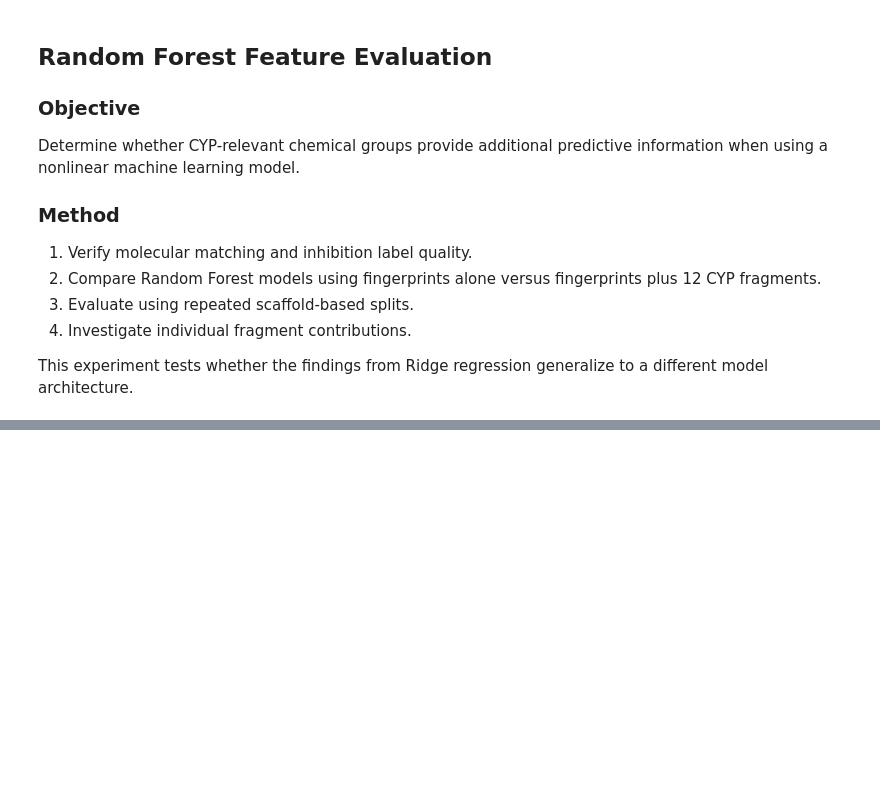
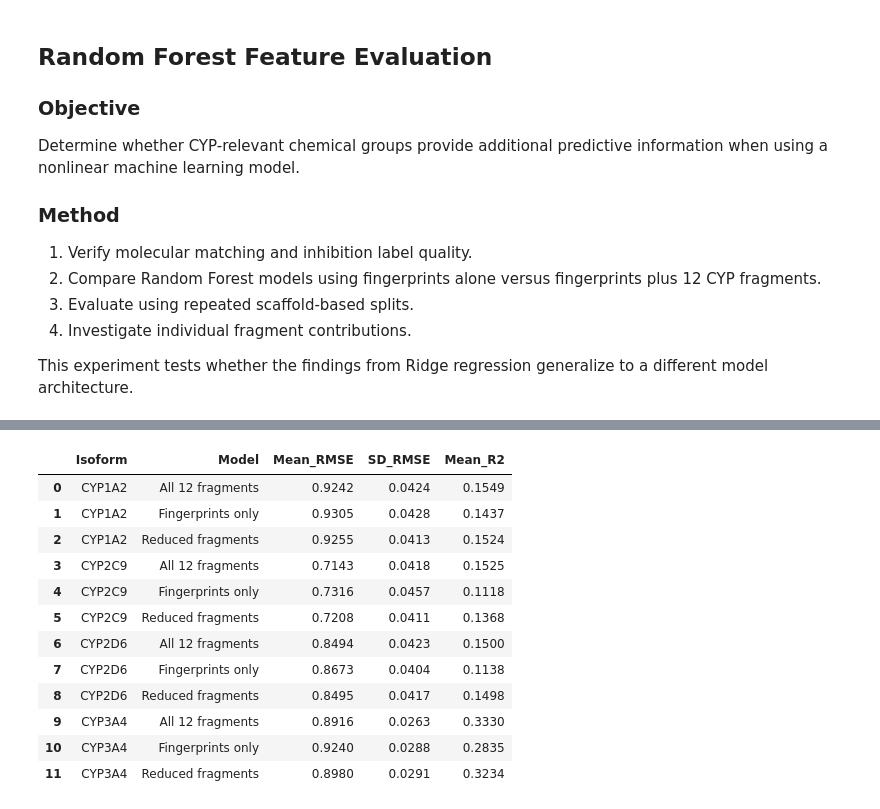
Before and after one commit to RydenT244/cyp-fragment-analysis, a Jupyter notebook: notebooks/04_feature_evaluation.ipynb, the cells around one changed output, grey strips where cells are left out. Saved outputs shown, nothing was run; the diff lists cells and outputs as text; code cells hidden in the pictures; blank space fills up the shorter version.

```diff
--- a/notebooks/04_feature_evaluation.ipynb
+++ b/notebooks/04_feature_evaluation.ipynb
@@ -1328,0 +1923,27 @@ generalize to a different model architecture.
+# %%
+reduced_summary = (
+    reduced_df
+    .groupby(["Isoform", "Model"])
+    .agg(
+        Mean_RMSE=("RMSE", "mean"),
+        SD_RMSE=("RMSE", "std"),
+        Mean_R2=("R2", "mean")
+    )
+    .reset_index()
+)
+
+display(reduced_summary.round(4))
+# %% [output]
+|  | Isoform | Model | Mean_RMSE | SD_RMSE | Mean_R2 |
+| 0 | CYP1A2 | All 12 fragments | 0.9242 | 0.0424 | 0.1549 |
+| 1 | CYP1A2 | Fingerprints only | 0.9305 | 0.0428 | 0.1437 |
+| 2 | CYP1A2 | Reduced fragments | 0.9255 | 0.0413 | 0.1524 |
+| 3 | CYP2C9 | All 12 fragments | 0.7143 | 0.0418 | 0.1525 |
+| 4 | CYP2C9 | Fingerprints only | 0.7316 | 0.0457 | 0.1118 |
+| 5 | CYP2C9 | Reduced fragments | 0.7208 | 0.0411 | 0.1368 |
+| 6 | CYP2D6 | All 12 fragments | 0.8494 | 0.0423 | 0.1500 |
+| 7 | CYP2D6 | Fingerprints only | 0.8673 | 0.0404 | 0.1138 |
+| 8 | CYP2D6 | Reduced fragments | 0.8495 | 0.0417 | 0.1498 |
+| 9 | CYP3A4 | All 12 fragments | 0.8916 | 0.0263 | 0.3330 |
+| 10 | CYP3A4 | Fingerprints only | 0.9240 | 0.0288 | 0.2835 |
+| 11 | CYP3A4 | Reduced fragments | 0.8980 | 0.0291 | 0.3234 |
```
Also changed, not shown: parts of 17 cells of this notebook.
